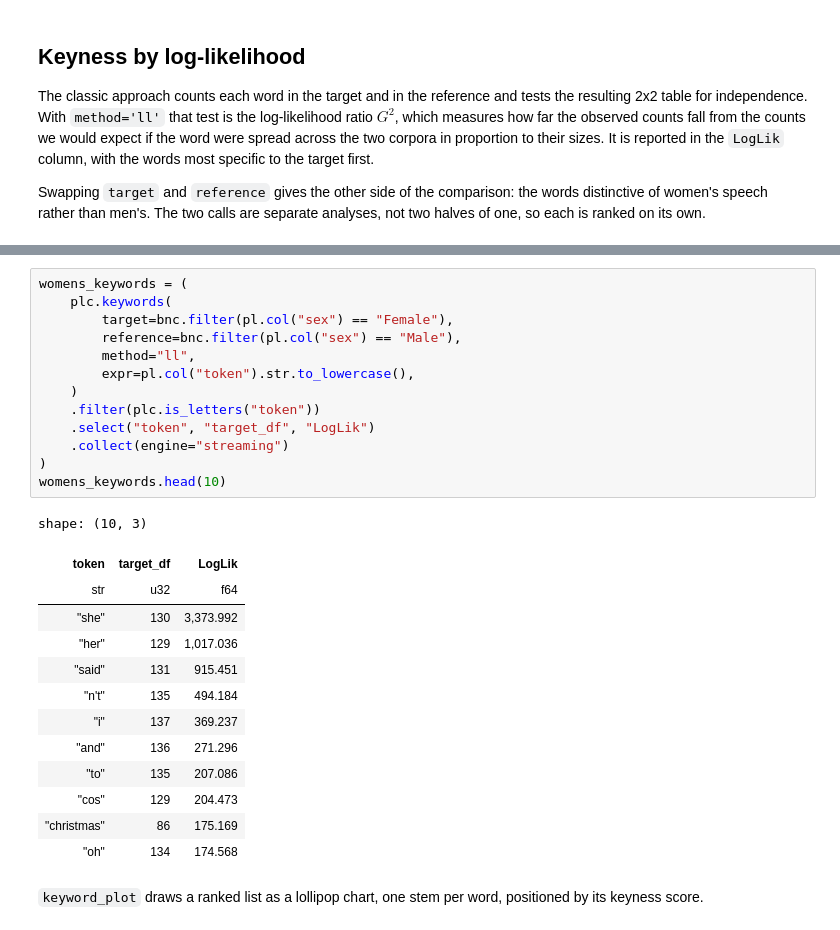
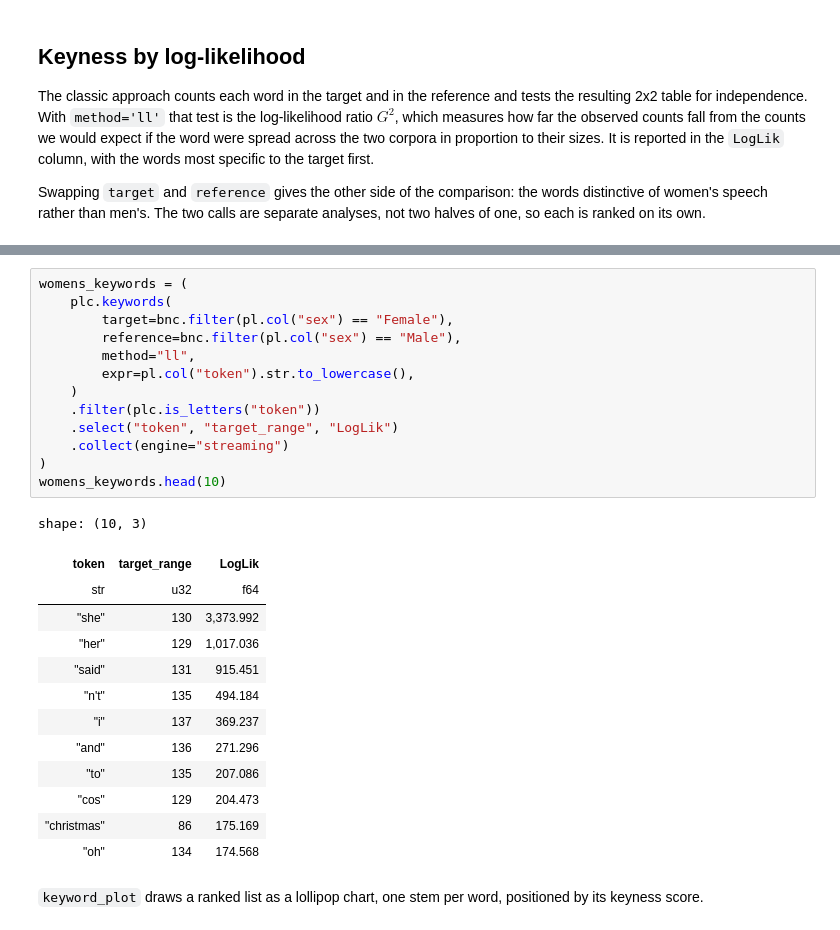
Before and after one commit to rmalouf/polars_corpus, a Jupyter notebook: docs/notebooks/keywords.ipynb, the cells around one changed output, grey strips where cells are left out. Cells and saved outputs as stored; diff of their text form.

```diff
--- a/docs/notebooks/keywords.ipynb
+++ b/docs/notebooks/keywords.ipynb
@@ -76,19 +76,19 @@ shape: (10, 3)
 # %%
 womens_keywords = (
     plc.keywords(
         target=bnc.filter(pl.col("sex") == "Female"),
         reference=bnc.filter(pl.col("sex") == "Male"),
         method="ll",
         expr=pl.col("token").str.to_lowercase(),
     )
     .filter(plc.is_letters("token"))
-    .select("token", "target_df", "LogLik")
+    .select("token", "target_range", "LogLik")
     .collect(engine="streaming")
 )
 womens_keywords.head(10)
 # %% [output]
 shape: (10, 3)
-| token | target_df | LogLik |
+| token | target_range | LogLik |
 | str | u32 | f64 |
 | "she" | 130 | 3,373.992 |
 | "her" | 129 | 1,017.036 |
```
Also changed, not shown: parts of 3 cells of this notebook, 2 other files.
